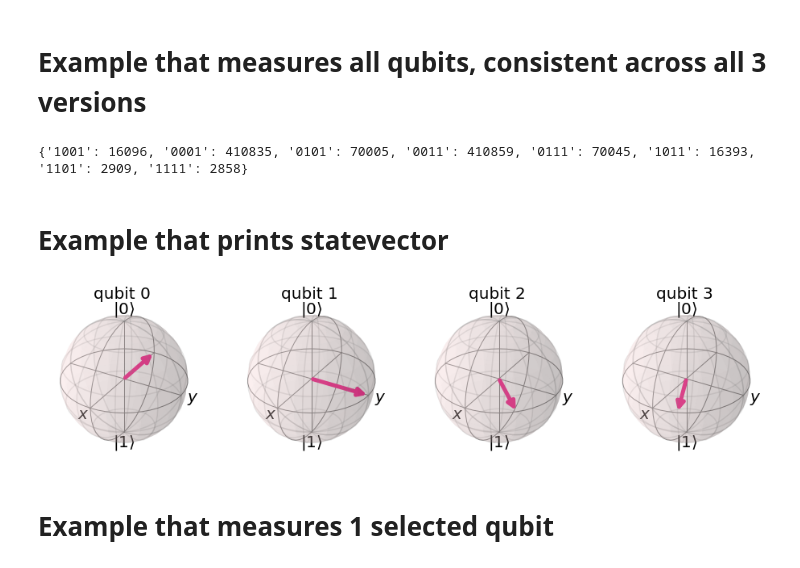
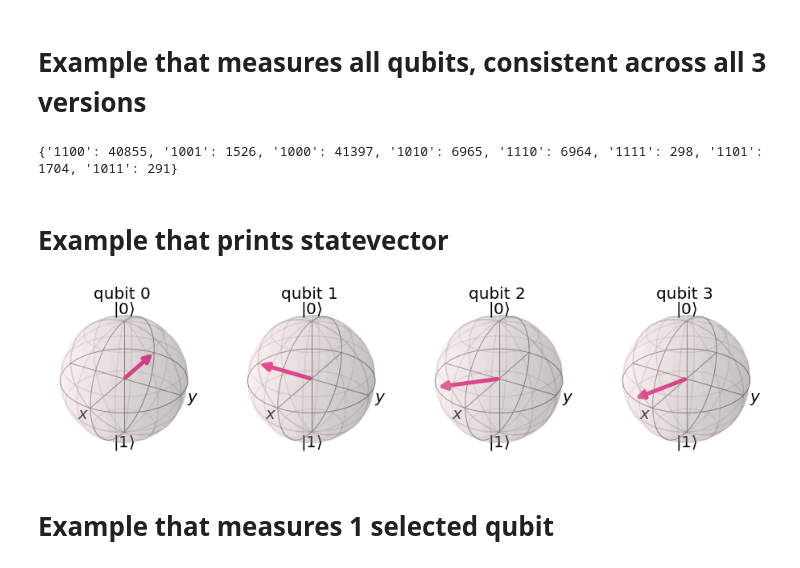
Before and after one commit to GabrielPontolillo/Quantum_Algorithm_Implementations, a Jupyter notebook: Quantum Fourier Transform/Qiskit Code/Quantum Fourier Transform Qiskit.ipynb, the cells around one changed output. Saved outputs shown, nothing was run; the diff lists cells and outputs as text; code cells hidden in the pictures.

```diff
--- a/Quantum Fourier Transform/Qiskit Code/Quantum Fourier Transform Qiskit.ipynb
+++ b/Quantum Fourier Transform/Qiskit Code/Quantum Fourier Transform Qiskit.ipynb
@@ -47,39 +53,42 @@ qft_rotations(qc,4)#call the recursive qft method
 #set it to measure the x axis
 set_measure_x(qc, 4)
 
-job = execute(qc, backend, shots=1000000)#run the circuit 1000000 times
-print(job.result().get_counts())#return the result counts
+job = execute(qc, backend, shots=100000)#run the circuit 1000000 times
+print(flip_endian(job.result().get_counts()))#return the result counts
 # %% [output]
-{'1001': 16096, '0001': 410835, '0101': 70005, '0011': 410859, '0111': 70045, '1011': 16393, '1101': 2909, '1111': 2858}
+{'1100': 40855, '1001': 1526, '1000': 41397, '1010': 6965, '1110': 6964, '1111': 298, '1101': 1704, '1011': 291}
 # %% [markdown]
 # Example that prints statevector
 # %%
 def qft_rotations(circuit, n):
     #if qubit amount is 0, then do nothing and return
     if n == 0:
         return circuit
     n -= 1
     circuit.h(n)
     for qubit in range(n):
         circuit.cp(pi/2**(n-qubit), qubit, n)
         #print(n)
         #print(qubit)
     return qft_rotations(circuit, n)
 
 sim = Aer.get_backend('aer_simulator')
 q = QuantumRegister(4,'q')
 c = ClassicalRegister(4,'c')
 qc = QuantumCircuit(q,c)
 
 qc.x(0)
+qc.x(1)
+qc.x(2)
+qc.x(3)
 
 qft_rotations(qc,4)#call the recursive qft method
 
 qc.save_statevector()
 statevector = sim.run(qc).result().get_statevector()
 plot_bloch_multivector(statevector)
 # %% [output]
-[figure, old version]
+[figure, new version]
 # %% [markdown]
 # Example that measures 1 selected qubit
 # %%
```
Also changed, not shown: parts of 2 cells of this notebook, 7 other files.
